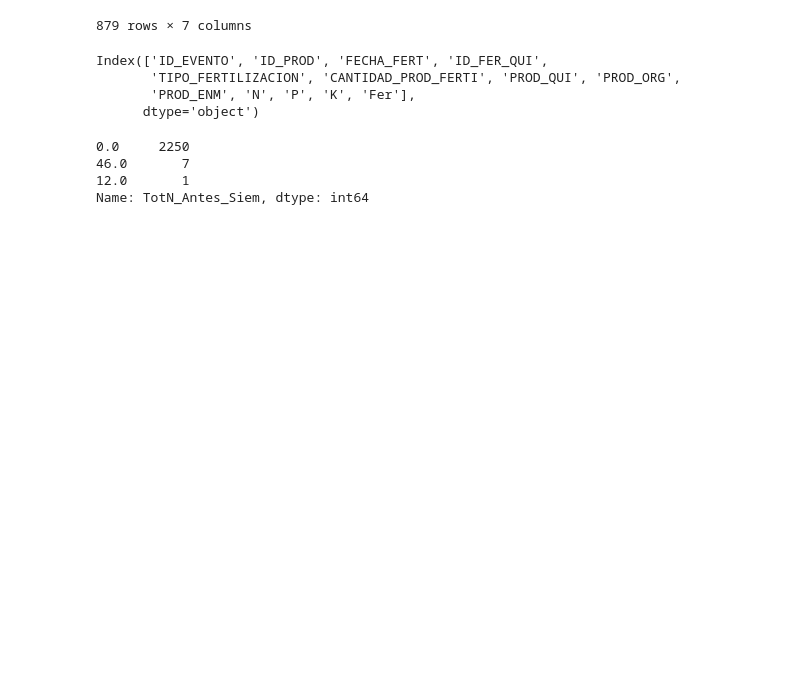
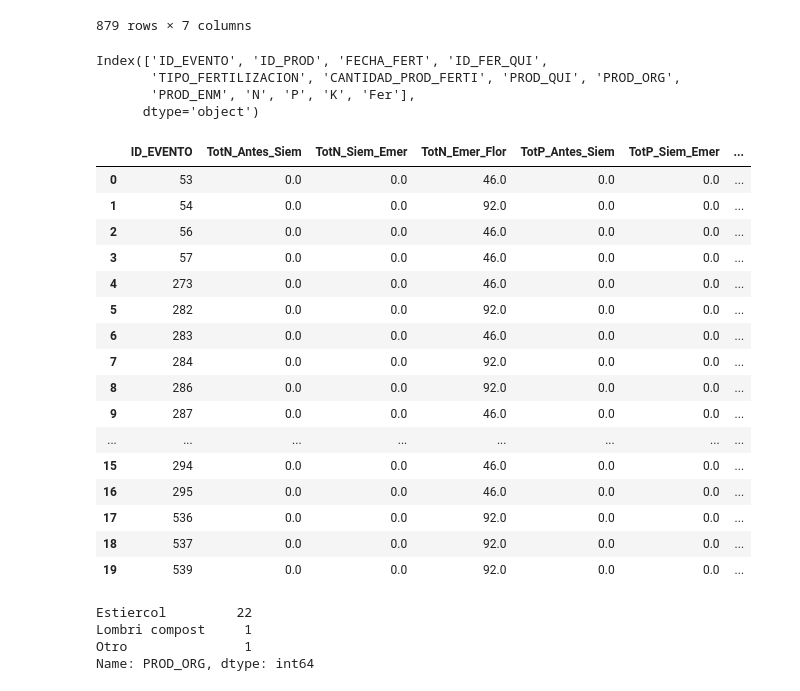
Before and after one commit to GermanMoran/TesisMaestria, a Jupyter notebook: codigos/LIMPIEZA_DATOS.ipynb, the cells around one changed output. Drawn from its saved outputs; the diff is of its cells as text; code cells hidden in the pictures; blank space fills up the shorter version.

Commit message:
Terminacion preprocesamiento del archivo fertilizaciones.csv

```diff
--- a/codigos/LIMPIEZA_DATOS.ipynb
+++ b/codigos/LIMPIEZA_DATOS.ipynb
@@ -1081,17 +1081,3 @@ Index(['ID_EVENTO', 'ID_PROD', 'FECHA_FERT', 'ID_FER_QUI',
        'TIPO_FERTILIZACION', 'CANTIDAD_PROD_FERTI', 'PROD_QUI', 'PROD_ORG',
        'PROD_ENM', 'N', 'P', 'K', 'Fer'],
       dtype='object')
-# %%
-# Ahora lo que se intenta hacer es buscar la cantidad de fertilizaciones quimicas realizadas por cada una de las
-# Etapas del cultivo [Siembra - Emergencia - Floración - Cosecha]
-# Funcion para aplicar apply teniendo en cuenta el tipo de fertilización en cada uan de las fases del cultivo
-# [Siembra - Emergencia - Floracion - Cosecha]
-# X: DataFrame
-
-# TotN_Antes_Siem = sum(ifelse((FECHA_FERT <  FECHA_SIEMBRA & Fer == "CanFerQui"),N/100*CANTIDAD_PROD_FERTI,0),na.rm = T),
-def funcN1(x):
-    if (x.FECHA_FERT <  x.FECHA_SIEMBRA) and (x.Fer == "CanFerQui"):
-        op = (x.N/100)*x.CANTIDAD_PROD_FERTI
-        return (x.N)
-    else:
-        return 0
@@ -1099,11 +1165,47 @@ def funcN1(x):
 #  na.rm = TRUE  en R-Estudio se utiliza para excluir valores faltantes cuando
 # se desea calcular una estadistica descriprtivas
 fertilizacionesEnEventos['TotN_Antes_Siem'] = fertilizacionesEnEventos.apply(funcN1,axis=1)
+fertilizacionesEnEventos['TotN_Siem_Emer'] = fertilizacionesEnEventos.apply(funcN2,axis=1)
+fertilizacionesEnEventos['TotN_Emer_Flor'] = fertilizacionesEnEventos.apply(funcN3,axis=1)
+fertilizacionesEnEventos['TotP_Antes_Siem'] = fertilizacionesEnEventos.apply(funcP1,axis=1)
+fertilizacionesEnEventos['TotP_Siem_Emer'] = fertilizacionesEnEventos.apply(funcP2,axis=1)
+fertilizacionesEnEventos['TotP_Emer_Flor'] = fertilizacionesEnEventos.apply(funcP3,axis=1)
+fertilizacionesEnEventos['TotK_Antes_Siem'] = fertilizacionesEnEventos.apply(funcK1, axis=1)
+fertilizacionesEnEventos['TotK_Siem_Emer'] = fertilizacionesEnEventos.apply(funck2,axis=1)
+fertilizacionesEnEventos['TotK_Emer_Flor'] = fertilizacionesEnEventos.apply(funcK3,axis=1)
-# %%
-# Se obtienen la cantidad de fertilizaciones de K por sitio
-fertilizacionesEnEventos.TotN_Antes_Siem.value_counts()
-# %% [output]
-0.0     2250
-46.0       7
-12.0       1
-Name: TotN_Antes_Siem, dtype: int64
+# %%
+# Se obtienen las nuevas columnas para realizar el filtro
+columnasFertilizacionQuimicasNPK = ['TotN_Antes_Siem','TotN_Siem_Emer', 'TotN_Emer_Flor',
+                                    'TotP_Antes_Siem', 'TotP_Siem_Emer','TotP_Emer_Flor',
+                                    'TotK_Antes_Siem', 'TotK_Siem_Emer','TotK_Emer_Flor']
+# %%
+# Ahora obtengo un nuevo dataset , con la suma de cada uno de los eventos, para las nuevas columnas
+
+fertilizacionesQimicasPorEtapa = fertilizacionesEnEventos.groupby(["ID_EVENTO"]).sum()[columnasFertilizacionQuimicasNPK ].reset_index(drop=False)
+fertilizacionesQimicasPorEtapa.head(20)
+# %% [output]
+|  | ID_EVENTO | TotN_Antes_Siem | TotN_Siem_Emer | TotN_Emer_Flor | TotP_Antes_Siem | TotP_Siem_Emer | ... |
+| 0 | 53 | 0.0 | 0.0 | 46.0 | 0.0 | 0.0 | ... |
+| 1 | 54 | 0.0 | 0.0 | 92.0 | 0.0 | 0.0 | ... |
+| 2 | 56 | 0.0 | 0.0 | 46.0 | 0.0 | 0.0 | ... |
+| 3 | 57 | 0.0 | 0.0 | 46.0 | 0.0 | 0.0 | ... |
+| 4 | 273 | 0.0 | 0.0 | 46.0 | 0.0 | 0.0 | ... |
+| 5 | 282 | 0.0 | 0.0 | 92.0 | 0.0 | 0.0 | ... |
+| 6 | 283 | 0.0 | 0.0 | 46.0 | 0.0 | 0.0 | ... |
+| 7 | 284 | 0.0 | 0.0 | 92.0 | 0.0 | 0.0 | ... |
+| 8 | 286 | 0.0 | 0.0 | 92.0 | 0.0 | 0.0 | ... |
+| 9 | 287 | 0.0 | 0.0 | 46.0 | 0.0 | 0.0 | ... |
+| ... | ... | ... | ... | ... | ... | ... | ... |
+| 15 | 294 | 0.0 | 0.0 | 46.0 | 0.0 | 0.0 | ... |
+| 16 | 295 | 0.0 | 0.0 | 46.0 | 0.0 | 0.0 | ... |
+| 17 | 536 | 0.0 | 0.0 | 92.0 | 0.0 | 0.0 | ... |
+| 18 | 537 | 0.0 | 0.0 | 92.0 | 0.0 | 0.0 | ... |
+| 19 | 539 | 0.0 | 0.0 | 92.0 | 0.0 | 0.0 | ... |
+# %%
+# Analisis de frecuencia de cada uno de los productos Organicos
+fertilizaciones.PROD_ORG.value_counts()
+# %% [output]
+Estiercol         22
+Lombri compost     1
+Otro               1
+Name: PROD_ORG, dtype: int64
```
Also changed, not shown: parts of 6 cells of this notebook, 3 other files.
